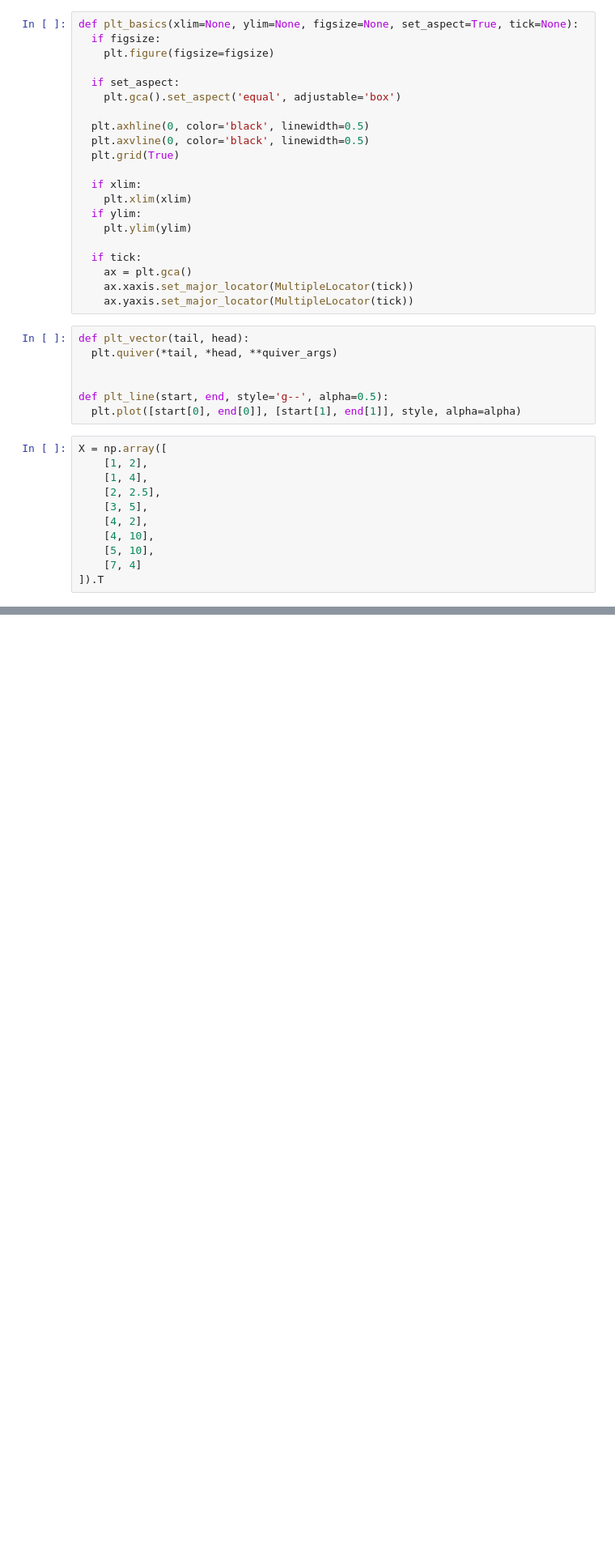
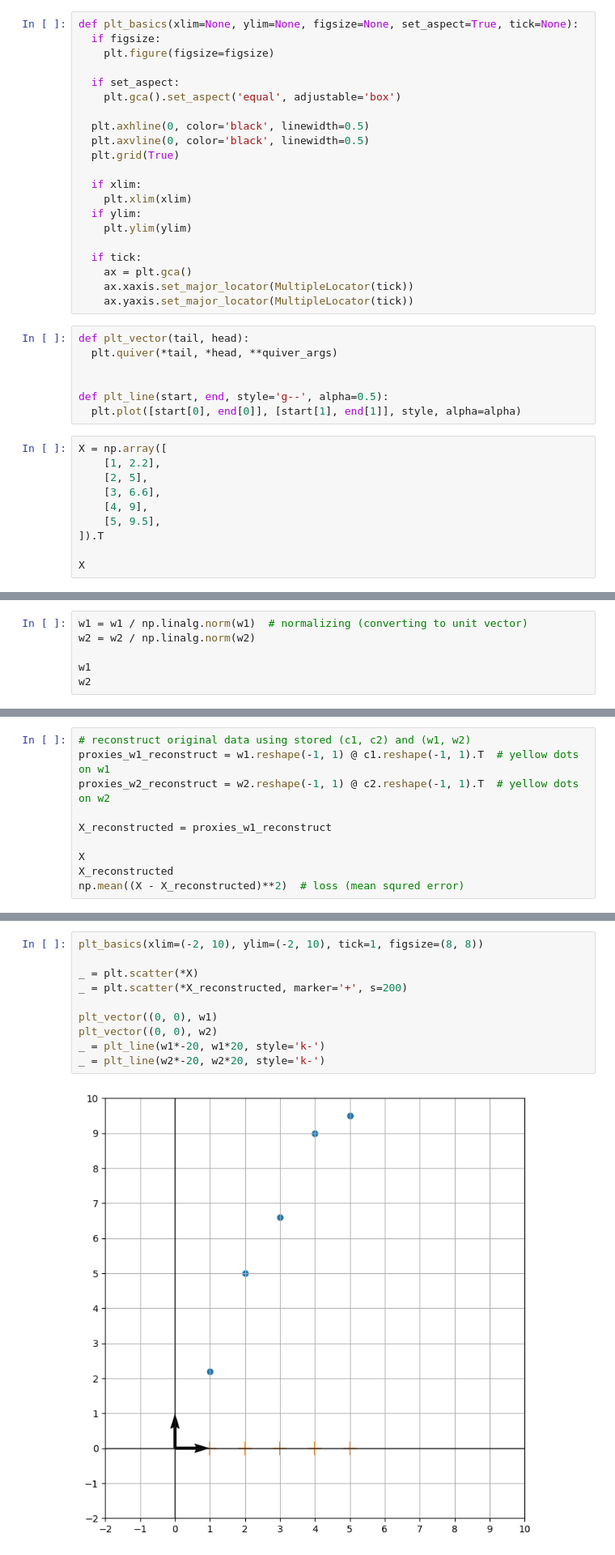
Before and after one commit to k26rahul/Machine-Learning-IITM, a Jupyter notebook: week-1/change-of-basis.ipynb, the cells around one changed output, grey strips where cells are left out. Shown at 81% size. Drawn from its saved outputs; the diff is of its cells as text; blank space fills up the shorter version.

```diff
--- a/week-1/change-of-basis.ipynb
+++ b/week-1/change-of-basis.ipynb
@@ -33,12 +34,11 @@ def plt_line(start, end, style='g--', alpha=0.5):
   plt.plot([start[0], end[0]], [start[1], end[1]], style, alpha=alpha)
 # %%
 X = np.array([
-    [1, 2],
-    [1, 4],
-    [2, 2.5],
-    [3, 5],
-    [4, 2],
-    [4, 10],
-    [5, 10],
-    [7, 4]
+    [1, 2.2],
+    [2, 5],
+    [3, 6.6],
+    [4, 9],
+    [5, 9.5],
 ]).T
+
+X
@@ -56,0 +60,6 @@ w2 = np.array([-w1[1], w1[0]])
+# %%
+w1 = w1 / np.linalg.norm(w1)  # normalizing (converting to unit vector)
+w2 = w2 / np.linalg.norm(w2)
+
+w1
+w2
@@ -121,0 +166,10 @@ array([[ 3. ,  1. ],
+# %%
+# reconstruct original data using stored (c1, c2) and (w1, w2)
+proxies_w1_reconstruct = w1.reshape(-1, 1) @ c1.reshape(-1, 1).T  # yellow dots on w1
+proxies_w2_reconstruct = w2.reshape(-1, 1) @ c2.reshape(-1, 1).T  # yellow dots on w2
+
+X_reconstructed = proxies_w1_reconstruct
+
+X
+X_reconstructed
+np.mean((X - X_reconstructed)**2)  # loss (mean squred error)
@@ -121,0 +182,12 @@ array([[ 3. ,  1. ],
+# %%
+plt_basics(xlim=(-2, 10), ylim=(-2, 10), tick=1, figsize=(8, 8))
+
+_ = plt.scatter(*X)
+_ = plt.scatter(*X_reconstructed, marker='+', s=200)
+
+plt_vector((0, 0), w1)
+plt_vector((0, 0), w2)
+_ = plt_line(w1*-20, w1*20, style='k-')
+_ = plt_line(w2*-20, w2*20, style='k-')
+# %% [output]
+[figure, added]
```
Also changed, not shown: parts of 24 cells of this notebook.
